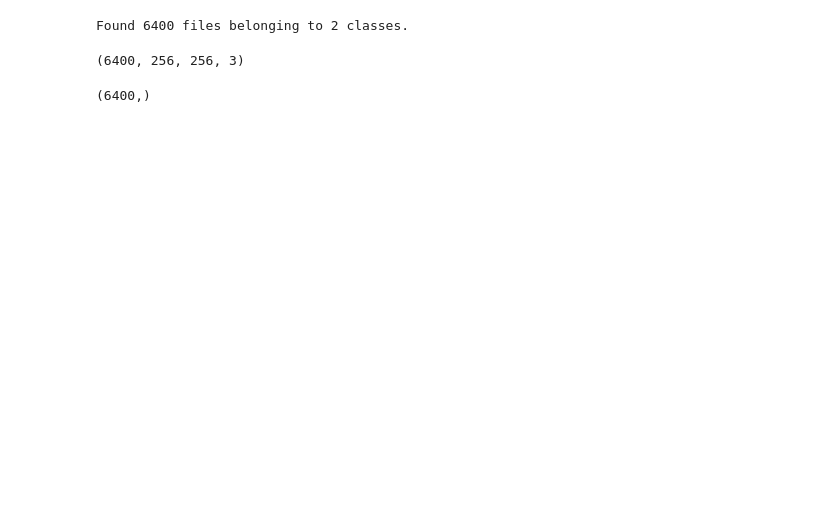
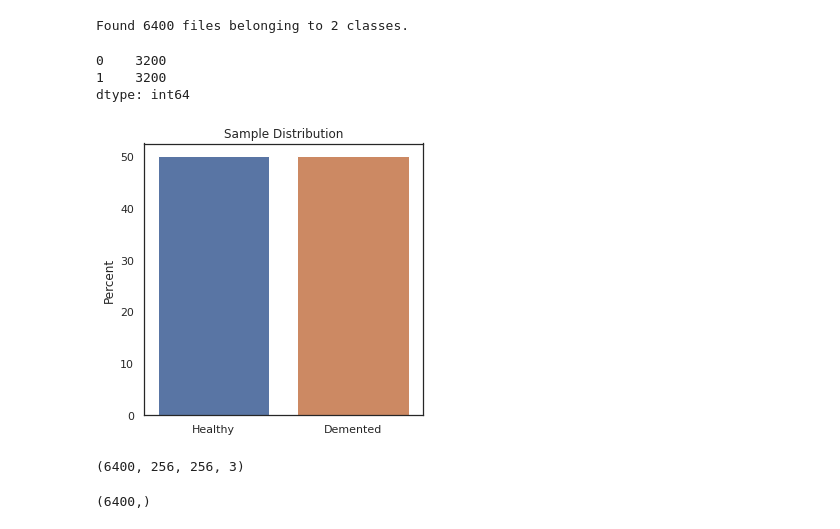
Before and after one commit to ilanhaskel/Alzheimers_Disease_fMRI_Image_Classifier, a Jupyter notebook: index.ipynb, the cells around one changed output. Cells and saved outputs as stored; diff of their text form; code cells hidden in the pictures; blank space fills up the shorter version.

```diff
--- a/index.ipynb
+++ b/index.ipynb
@@ -41,6 +41,26 @@ Found 6400 files belonging to 2 classes.
 images, labels = next(iter(data))
 # %%
 images, labels = np.array(images), np.array(labels)
+# %%
+pd.DataFrame(labels).value_counts()
+# %% [output]
+0    3200
+1    3200
+dtype: int64
+# %%
+dict_labels = {0:'Healthy', 1:'Demented'}
+# %%
+percents = np.round(pd.DataFrame(labels).value_counts(normalize=True).sort_index()*100).values
+# %%
+fig, ax = plt.subplots(figsize=(5,5))
+
+sns.set_theme(context='notebook', style='white', font='sans-serif', font_scale = 1)
+
+dist_plot = sns.barplot(x=list(dict_labels.values()), y=percents,ax=ax)
+dist_plot.set_title('Sample Distribution')
+dist_plot.set_ylabel('Percent');
+# %% [output]
+[figure, added]
 # %%
 images.shape
 # %% [output]
```
Also changed, not shown: parts of 13 cells of this notebook.
